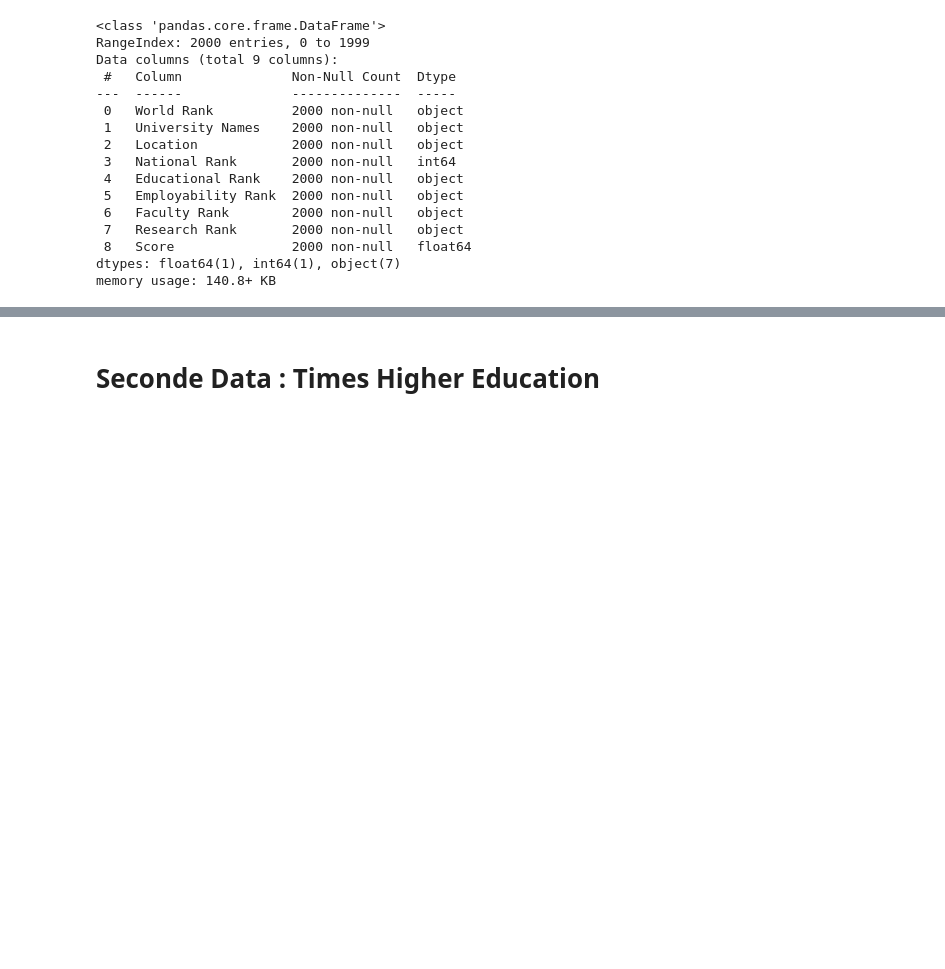
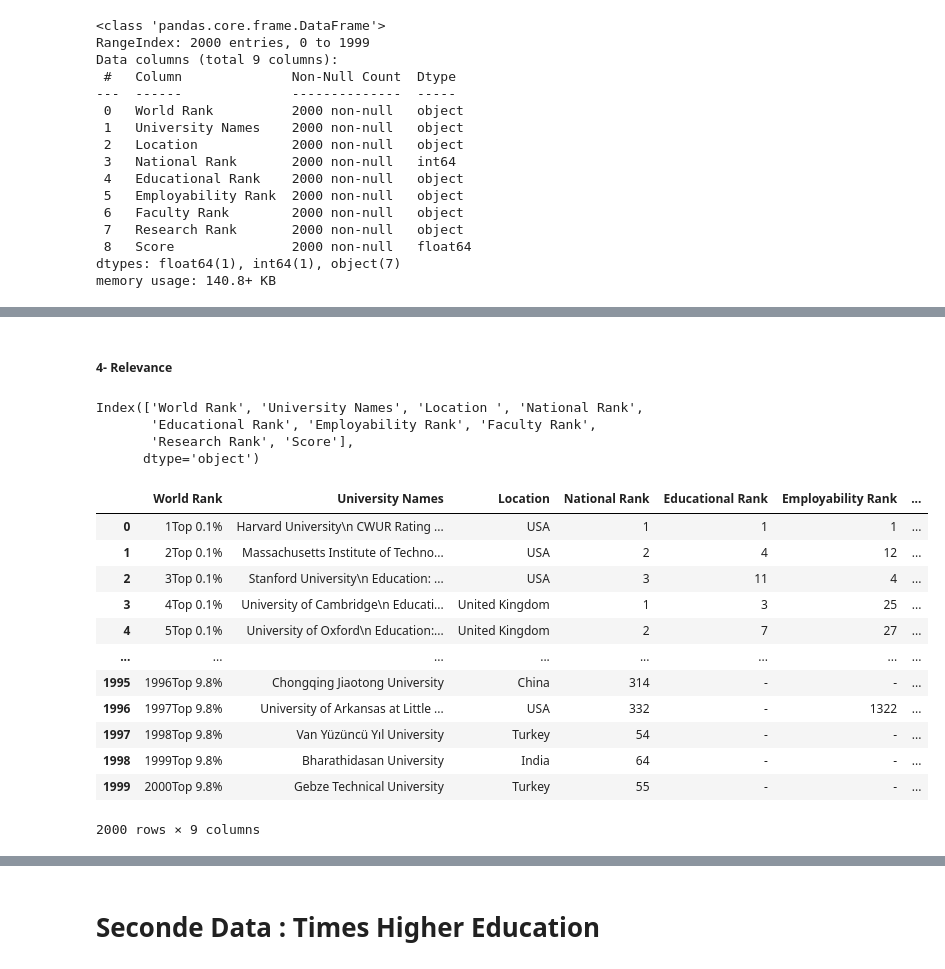
Before and after one commit to raseel4/Data_analysis_project_2, a Jupyter notebook: Project_2.ipynb, the cells around one changed output, grey strips where cells are left out. Saved outputs shown, nothing was run; the diff lists cells and outputs as text; code cells hidden in the pictures; blank space fills up the shorter version.

```diff
--- a/Project_2.ipynb
+++ b/Project_2.ipynb
@@ -52,0 +152,25 @@ memory usage: 140.8+ KB
+# %% [markdown]
+##### 4- **Relevance**
+# %%
+df_WRU.columns
+# %% [output]
+Index(['World Rank', 'University Names', 'Location ', 'National Rank',
+       'Educational Rank', 'Employability Rank', 'Faculty Rank',
+       'Research Rank', 'Score'],
+      dtype='object')
+# %%
+df_WRU
+# %% [output]
+|  | World Rank | University Names | Location | National Rank | Educational Rank | Employability Rank | ... |
+| 0 | 1Top 0.1% | Harvard University\n CWUR Rating ... | USA | 1 | 1 | 1 | ... |
+| 1 | 2Top 0.1% | Massachusetts Institute of Techno... | USA | 2 | 4 | 12 | ... |
+| 2 | 3Top 0.1% | Stanford University\n Education: ... | USA | 3 | 11 | 4 | ... |
+| 3 | 4Top 0.1% | University of Cambridge\n Educati... | United Kingdom | 1 | 3 | 25 | ... |
+| 4 | 5Top 0.1% | University of Oxford\n Education:... | United Kingdom | 2 | 7 | 27 | ... |
+| ... | ... | ... | ... | ... | ... | ... | ... |
+| 1995 | 1996Top 9.8% | Chongqing Jiaotong University | China | 314 | - | - | ... |
+| 1996 | 1997Top 9.8% | University of Arkansas at Little ... | USA | 332 | - | 1322 | ... |
+| 1997 | 1998Top 9.8% | Van Yüzüncü Yıl University | Turkey | 54 | - | - | ... |
+| 1998 | 1999Top 9.8% | Bharathidasan University | India | 64 | - | - | ... |
+| 1999 | 2000Top 9.8% | Gebze Technical University | Turkey | 55 | - | - | ... |
+2000 rows × 9 columns
```
Also changed, not shown: parts of 41 cells of this notebook.
